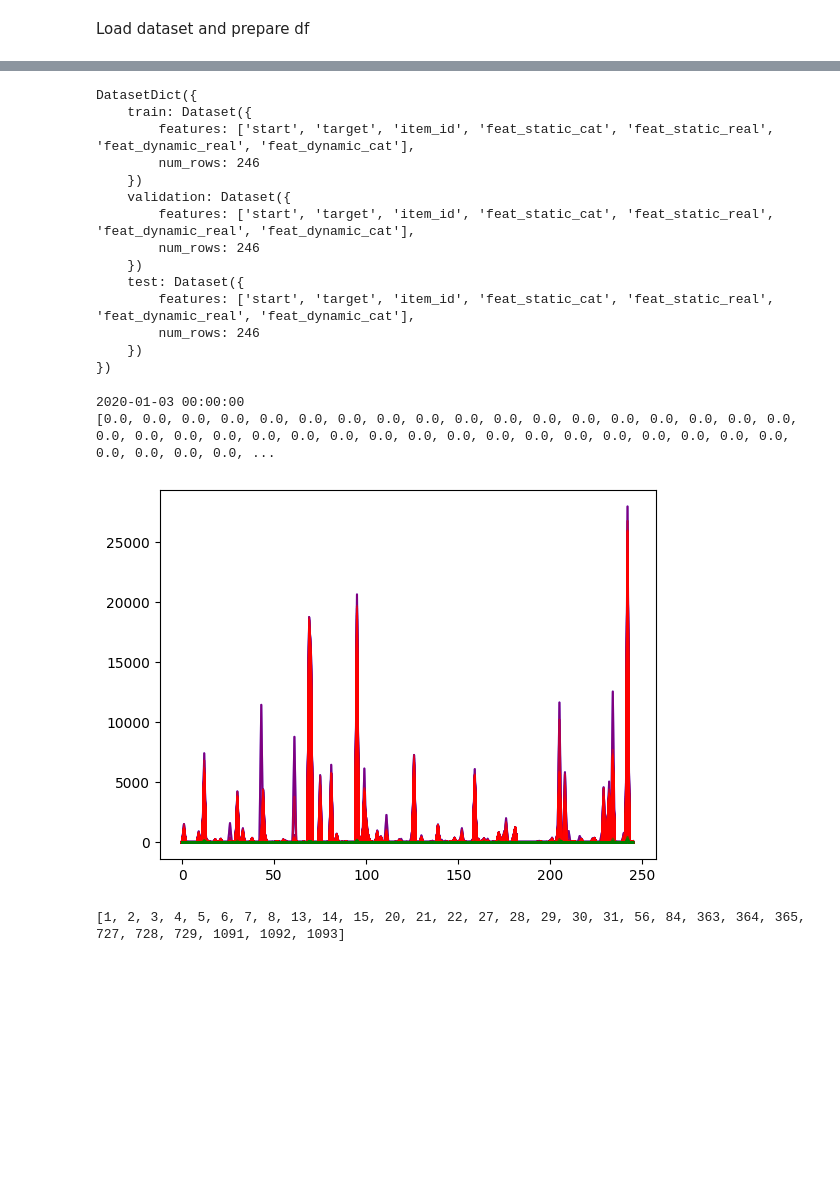
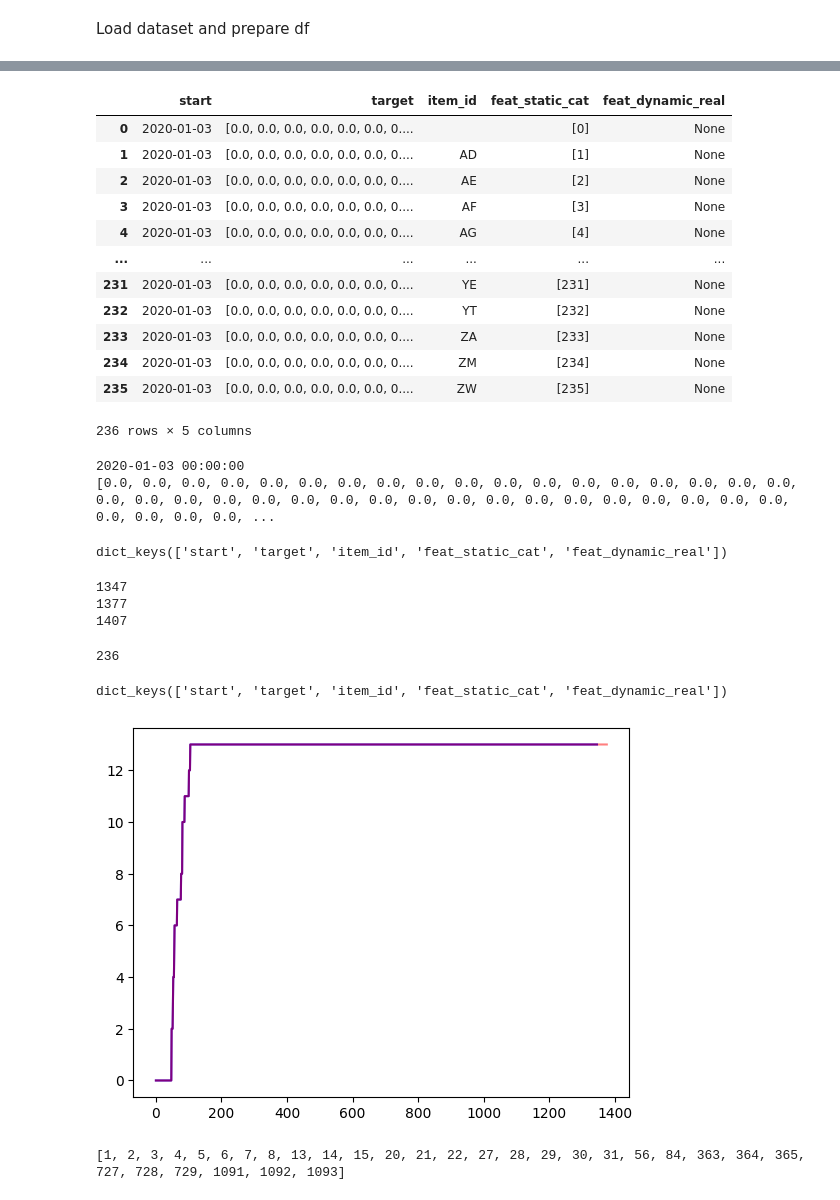
Before and after one commit to samuell07/timeseries-forecasting, a Jupyter notebook: covid_deaths/models/covid-deaths-transformer.ipynb, the cells around one changed output, grey strips where cells are left out. Saved outputs shown, nothing was run; the diff lists cells and outputs as text; code cells hidden in the pictures; blank space fills up the shorter version.

```diff
--- a/covid_deaths/models/covid-deaths-transformer.ipynb
+++ b/covid_deaths/models/covid-deaths-transformer.ipynb
@@ -66,9 +70,8 @@ class ProcessStartField():
     def __call__(self, data):
         data["start"] = data["start"].to_timestamp()
         data["feat_static_cat"] = [self.ts_id]
-        data["feat_static_real"] = None
         data["feat_dynamic_real"] = None
-        data["feat_dynamic_cat"] = None
+        # data["item_id"] = f"T{self.ts_id+1}"
         self.ts_id += 1
 
         return data
@@ -76,9 +79,11 @@ class ProcessStartField():
 from gluonts.itertools import Map
 
 process_start = ProcessStartField()
-
+process_start.ts_id = 0
 list_ds_train = list(Map(process_start, ds_train))
+process_start.ts_id = 0
 list_ds_validation = list(Map(process_start, ds_validation))
+process_start.ts_id = 0
 list_ds_test = list(Map(process_start, ds_test))
 # %%
 from datasets import Dataset, Features, Value, Sequence
@@ -88,9 +93,9 @@ features  = Features(
         "start": Value("timestamp[s]"),
         "target": Sequence(Value("float32")),
         "feat_static_cat": Sequence(Value("uint64")),
-        "feat_static_real":  Sequence(Value("float32")),
+        # "feat_static_real":  Sequence(Value("float32")),
         "feat_dynamic_real": Sequence(Sequence(Value("uint64"))),
-        "feat_dynamic_cat": Sequence(Sequence(Value("uint64"))),
+        # "feat_dynamic_cat": Sequence(Sequence(Value("uint64"))),
         "item_id": Value("string"),
     }
 )
@@ -102,21 +107,21 @@ test_dataset = Dataset.from_list(list_ds_test, features=features)
 from datasets import DatasetDict
 
 dataset = DatasetDict({"train":train_dataset, "validation": validation_dataset, "test":test_dataset})
-dataset
+df_dataset = pd.DataFrame(dataset["train"])
+df_dataset
 # %% [output]
+|  | start | target | item_id | feat_static_cat | feat_dynamic_real |
+| 0 | 2020-01-03 | [0.0, 0.0, 0.0, 0.0, 0.0, 0.0, 0.... |  | [0] | None |
+| 1 | 2020-01-03 | [0.0, 0.0, 0.0, 0.0, 0.0, 0.0, 0.... | AD | [1] | None |
+| 2 | 2020-01-03 | [0.0, 0.0, 0.0, 0.0, 0.0, 0.0, 0.... | AE | [2] | None |
+| 3 | 2020-01-03 | [0.0, 0.0, 0.0, 0.0, 0.0, 0.0, 0.... | AF | [3] | None |
+| 4 | 2020-01-03 | [0.0, 0.0, 0.0, 0.0, 0.0, 0.0, 0.... | AG | [4] | None |
+| ... | ... | ... | ... | ... | ... |
+| 231 | 2020-01-03 | [0.0, 0.0, 0.0, 0.0, 0.0, 0.0, 0.... | YE | [231] | None |
+| 232 | 2020-01-03 | [0.0, 0.0, 0.0, 0.0, 0.0, 0.0, 0.... | YT | [232] | None |
+| 233 | 2020-01-03 | [0.0, 0.0, 0.0, 0.0, 0.0, 0.0, 0.... | ZA | [233] | None |
+| 234 | 2020-01-03 | [0.0, 0.0, 0.0, 0.0, 0.0, 0.0, 0.... | ZM | [234] | None |
+| 235 | 2020-01-03 | [0.0, 0.0, 0.0, 0.0, 0.0, 0.0, 0.... | ZW | [235] | None |
-DatasetDict({
-    train: Dataset({
-        features: ['start', 'target', 'item_id', 'feat_static_cat', 'feat_static_real', 'feat_dynamic_real', 'feat_dynamic_cat'],
-        num_rows: 246
-    })
-    validation: Dataset({
-        features: ['start', 'target', 'item_id', 'feat_static_cat', 'feat_static_real', 'feat_dynamic_real', 'feat_dynamic_cat'],
-        num_rows: 246
-    })
-    test: Dataset({
-        features: ['start', 'target', 'item_id', 'feat_static_cat', 'feat_static_real', 'feat_dynamic_real', 'feat_dynamic_cat'],
-        num_rows: 246
-    })
-})
+236 rows × 5 columns
 # %%
 
@@ -129,6 +137,29 @@ print(train_example['target'])
 # %% [output]
 2020-01-03 00:00:00
 [0.0, 0.0, 0.0, 0.0, 0.0, 0.0, 0.0, 0.0, 0.0, 0.0, 0.0, 0.0, 0.0, 0.0, 0.0, 0.0, 0.0, 0.0, 0.0, 0.0, 0.0, 0.0, 0.0, 0.0, 0.0, 0.0, 0.0, 0.0, 0.0, 0.0, 0.0, 0.0, 0.0, 0.0, 0.0, 0.0, 0.0, 0.0, 0.0, 0.0, ...
+# %%
+train_example.keys()
+# %% [output]
+dict_keys(['start', 'target', 'item_id', 'feat_static_cat', 'feat_dynamic_real'])
+# %%
+print(len(dataset['train'][0]['target']))
+print(len(dataset['validation'][0]['target']))
+print(len(dataset['test'][0]['target']))
+# %% [output]
+1347
+1377
+1407
+# %%
+train_dataset = dataset["train"]
+test_dataset = dataset["test"]
+print(len(train_dataset))
+# %% [output]
+236
+# %%
+validation_example = dataset['validation'][0]
+validation_example.keys()
+# %% [output]
+dict_keys(['start', 'target', 'item_id', 'feat_static_cat', 'feat_dynamic_real'])
 # %%
 freq = "D"
 prediction_length = 30
@@ -135,14 +169,13 @@ prediction_length = 30
 # %%
 import matplotlib.pyplot as plt
 
 figure, axes = plt.subplots()
-axes.plot(dataset["train"]["target"], color="blue")
-axes.plot(dataset["test"]["target"], color="red", alpha=0.5)
-axes.plot(dataset["validation"]["target"], color="green", alpha=0.5)
+axes.plot(train_example["target"], color="blue")
+axes.plot(validation_example["target"], color="red", alpha=0.5)
 
 plt.show()
 # %% [output]
-[figure, old version]
+[figure, new version]
 # %%
 train_dataset = dataset["train"]
 test_dataset = dataset["test"]
```
Also changed, not shown: parts of 22 cells of this notebook, 5 other files.
